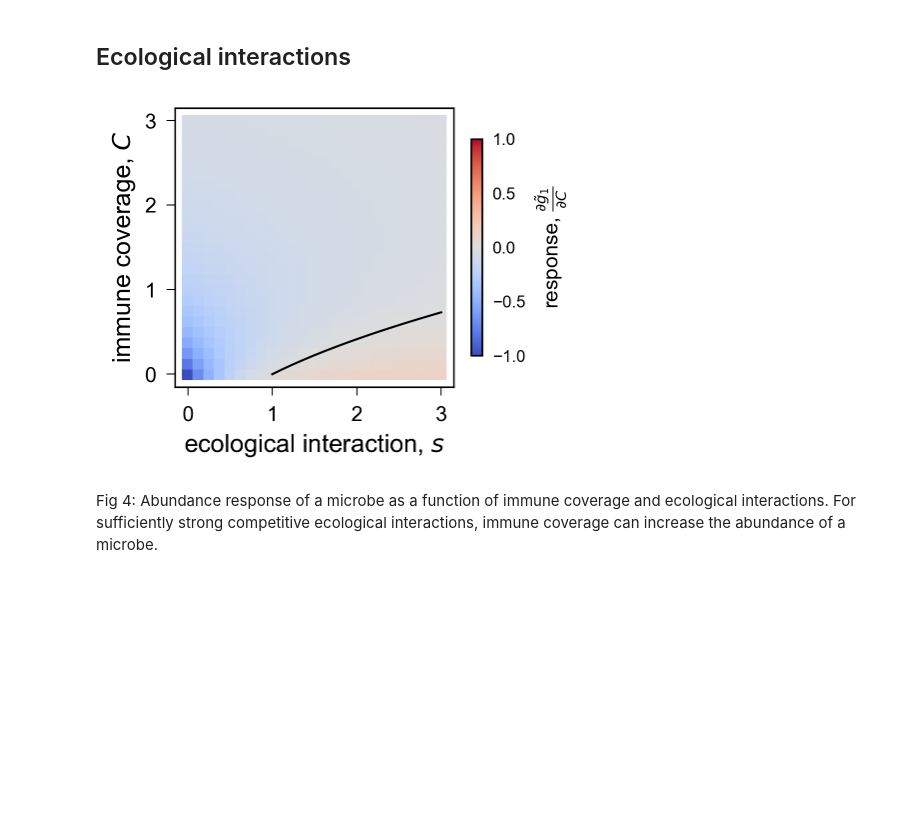
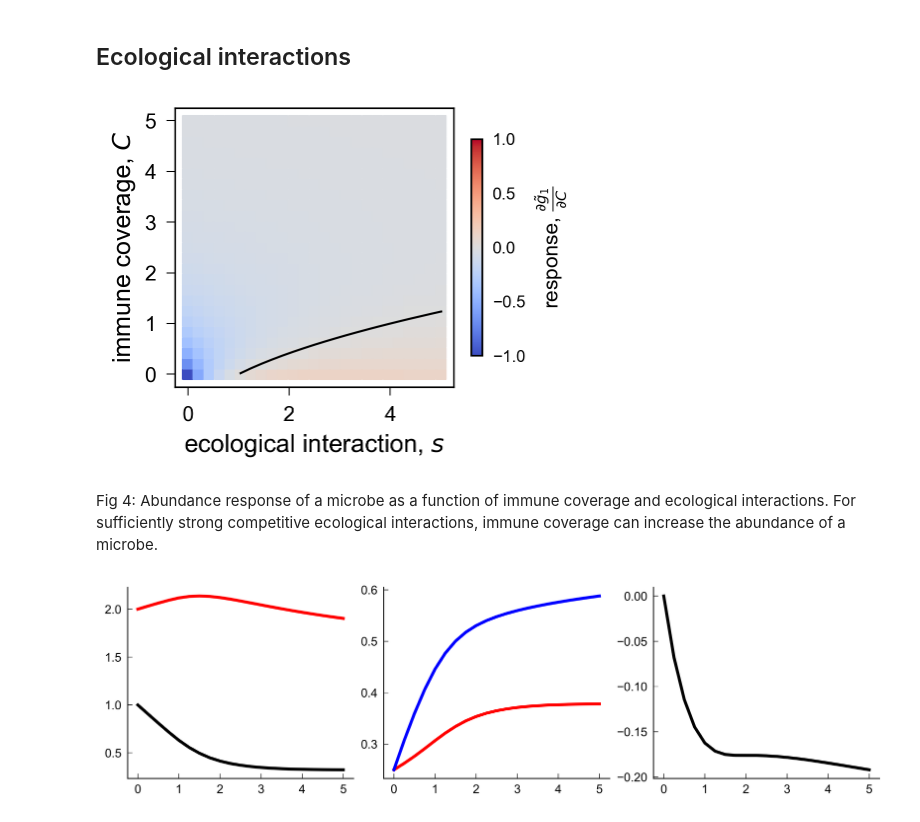
Before and after one commit to obinna-ukogu/gutimmune, a Jupyter notebook: explore-microbiome-genetic-structure.ipynb, the cells around one changed output. Saved outputs shown, nothing was run; the diff lists cells and outputs as text; code cells hidden in the pictures; blank space fills up the shorter version.

```diff
--- a/explore-microbiome-genetic-structure.ipynb
+++ b/explore-microbiome-genetic-structure.ipynb
@@ -227,6 +238,11 @@ ax1.legend(fontsize = 6)
 ax1.set(xlabel = r'harm-cost ratio, $\frac{h_1g_1^\text{max}}{\beta}$',ylabel=r'receptor 2 reactivity, $\sigma_{2}^*$')
 ax1.minorticks_off()
 ax1.set_box_aspect(1)
+for ax in (ax1):
+    ax.spines['top'].set_visible(False)
+    ax.spines['right'].set_visible(False)
+    ax.tick_params(top=False, right=False)
+
 fig.savefig('_figs/figSI_receptor-threshold-2d'+'.pdf', dpi=300, bbox_inches='tight')
 # %% [output]
 [figure]
@@ -331,7 +347,7 @@ fig.savefig('_figs/fig3_many_receptors_cross_reactivity'+'.pdf', dpi=300, bbox_i
 # %%
 # Study impact of increasing receptor cross-reactivity
 outs = []
-params = np.linspace(0,3, 25)
+params = np.linspace(0,5, 25)
 cross_params = np.array(np.meshgrid(params, params)).T.reshape(-1,2)
 
 for ps in cross_params:
@@ -365,6 +381,43 @@ ax1.set_box_aspect(1)
 
 fig.savefig('_figs/fig4_derivative_eco_imm'+'.pdf', dpi=300, bbox_inches='tight')
 # %% [output]
-[figure, old version]
+[figure, new version]
 # %% [markdown]
 Fig 4: Abundance response of a microbe as a function of immune coverage and ecological interactions. For sufficiently strong competitive ecological interactions, immune coverage can increase the abundance of a microbe.
+# %%
+fig, (ax1, ax2, ax3) = plt.subplots(1, 3, dpi = 300, figsize=(9, 2.50), layout='constrained')
+
+ss = np.linspace(0, 5.0, 21)
+C_opts = []
+obj_opts = []
+hs = 2*np.ones(2)
+
+for i, p in enumerate(ss):
+
+    res = minimize(limited_ecology, args = (1.0, 1.0, hs, np.ones(2), p),
+                 x0 = [1.0],
+                 tol=tol,
+                 constraints = LinearConstraint([1.0], 0.0, np.inf))
+
+    C_opts.append(res.x.item())
+    obj_opts.append(res.fun)
+
+# ax1.scatter(p, res.x, c= 'black', label = "numeric" if i == 0 else '')
+g1s = 1/(1 + np.array(C_opts))
+g2s = 1/(1 + np.array(C_opts) + ss*1/(1 + np.array(C_opts)))
+g1s_zeroC = ns[0]
+g2s_zeroC = ns[1]/(1 + ss)
+
+ax1.plot(ss, C_opts, 'k', **kwargs)
+ax1.plot(ss, np.array(obj_opts) - np.array(C_opts), 'red', **kwargs)
+ax2.plot(ss, g1s/g1s_zeroC, color = 'red', **kwargs)
+ax2.plot(ss, g2s/g2s_zeroC, color = 'blue', **kwargs)
+ax3.plot(ss, np.log10((g1s/g1s_zeroC)/(g2s/g2s_zeroC)), color = 'k', **kwargs)
+
+for ax in (ax1, ax2, ax3):
+    ax.minorticks_off()
+    ax.spines['top'].set_visible(False)
+    ax.spines['right'].set_visible(False)
+    ax.tick_params(top=False, right=False)
+# %% [output]
+[figure, added]
```
Also changed, not shown: parts of 4 cells of this notebook, 44 other files.
